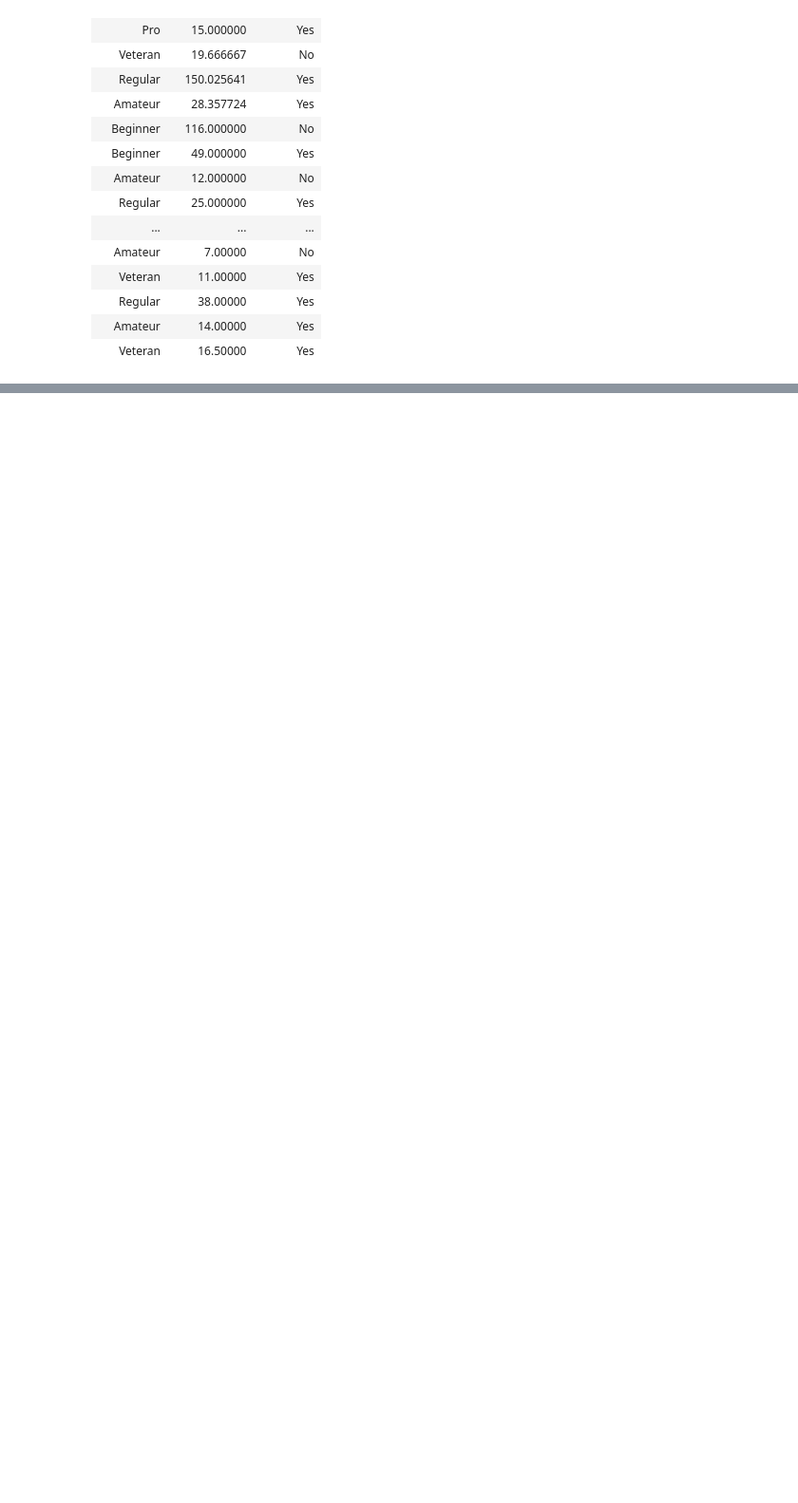
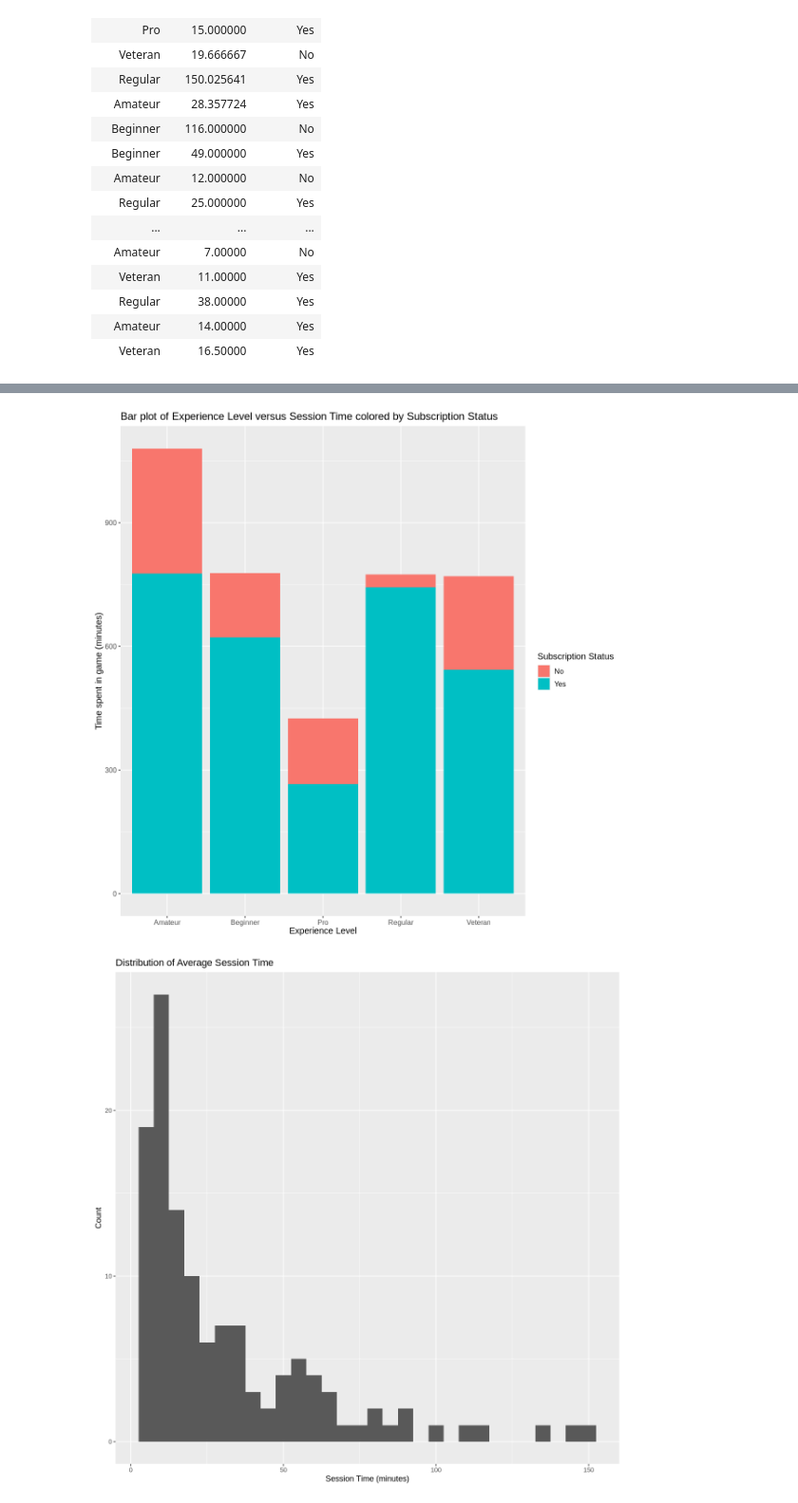
Before and after one commit to garyzhang25/DSCI-100-Group-Project, a Jupyter notebook: group_dsci.ipynb, the cells around one changed output, grey strips where cells are left out. Shown at 95% size. Drawn from its saved outputs; the diff is of its cells as text; code cells hidden in the pictures; blank space fills up the shorter version.

Commit message:
Added some visualization and data description
data description of merged df not complete

```diff
--- a/group_dsci.ipynb
+++ b/group_dsci.ipynb
@@ -281,0 +298,20 @@ A data.frame: 124 × 3
+# %%
+vis_sub <- clean_data |>
+  ggplot(aes(x = experience, y = session_time, fill = subscribe)) +
+  geom_bar(stat = "identity") +
+  labs(x = "Experience Level",
+       y = "Time spent in game (minutes)",
+       fill = "Subscription Status" ) +
+theme(text = element_text(size = 12)) +
+  ggtitle("Bar plot of Experience Level versus Session Time colored by Subscription Status")
+options(repr.plot.width = 10, repr.plot.height = 10)
+vis_sub
+session_time_dist <- ggplot(clean_data, aes(x = session_time)) +
+  geom_histogram(bins = 20, binwidth = 5) +
+  labs(title = "Distribution of Average Session Time",
+    x = "Session Time (minutes)",
+    y = "Count")
+session_time_dist
+# %% [output]
+[figure, added]
+[figure, added]
```
Also changed, not shown: parts of 3 cells of this notebook.
